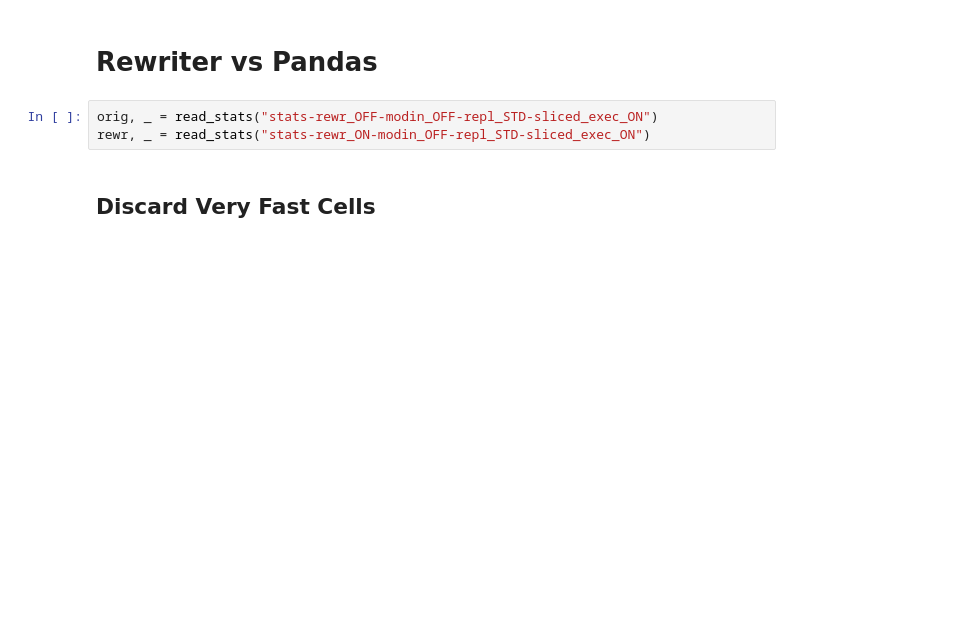
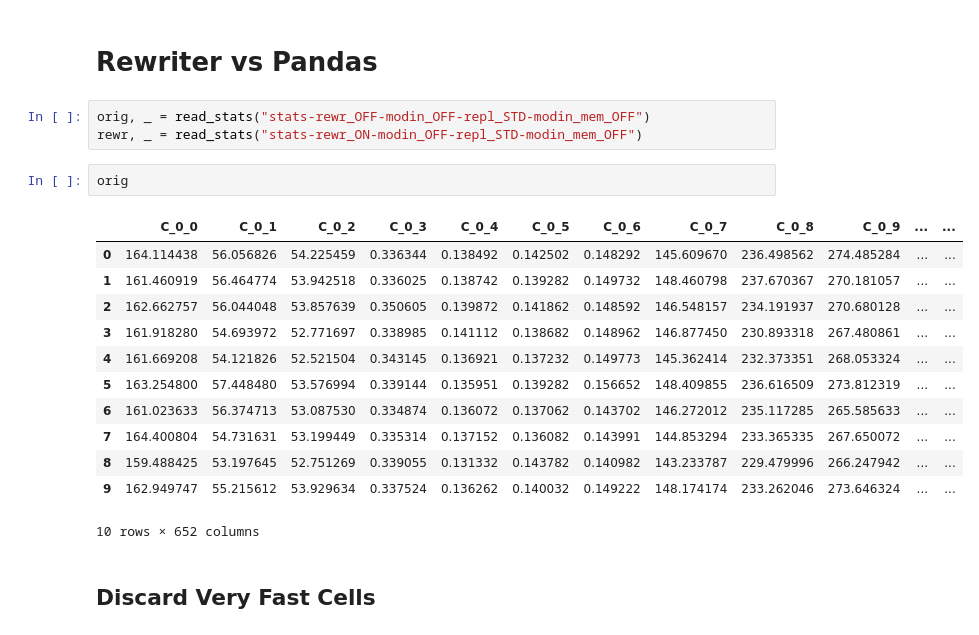
Before and after one commit to ADAPT-uiuc/dias-benchmarks, a Jupyter notebook: stats/stats.ipynb, the cells around one changed output. Drawn from its saved outputs; the diff is of its cells as text; blank space fills up the shorter version.

```diff
--- a/stats/stats.ipynb
+++ b/stats/stats.ipynb
@@ -142,8 +194,23 @@ def find_raw(cell_name):
 # %% [markdown]
 # Rewriter vs Pandas
 # %%
-orig, _ = read_stats("stats-rewr_OFF-modin_OFF-repl_STD-sliced_exec_ON")
-rewr, _ = read_stats("stats-rewr_ON-modin_OFF-repl_STD-sliced_exec_ON")
+orig, _ = read_stats("stats-rewr_OFF-modin_OFF-repl_STD-modin_mem_OFF")
+rewr, _ = read_stats("stats-rewr_ON-modin_OFF-repl_STD-modin_mem_OFF")
+# %%
+orig
+# %% [output]
+|  | C_0_0 | C_0_1 | C_0_2 | C_0_3 | C_0_4 | C_0_5 | C_0_6 | C_0_7 | C_0_8 | C_0_9 | ... | ... |
+| 0 | 164.114438 | 56.056826 | 54.225459 | 0.336344 | 0.138492 | 0.142502 | 0.148292 | 145.609670 | 236.498562 | 274.485284 | ... | ... |
+| 1 | 161.460919 | 56.464774 | 53.942518 | 0.336025 | 0.138742 | 0.139282 | 0.149732 | 148.460798 | 237.670367 | 270.181057 | ... | ... |
+| 2 | 162.662757 | 56.044048 | 53.857639 | 0.350605 | 0.139872 | 0.141862 | 0.148592 | 146.548157 | 234.191937 | 270.680128 | ... | ... |
+| 3 | 161.918280 | 54.693972 | 52.771697 | 0.338985 | 0.141112 | 0.138682 | 0.148962 | 146.877450 | 230.893318 | 267.480861 | ... | ... |
+| 4 | 161.669208 | 54.121826 | 52.521504 | 0.343145 | 0.136921 | 0.137232 | 0.149773 | 145.362414 | 232.373351 | 268.053324 | ... | ... |
+| 5 | 163.254800 | 57.448480 | 53.576994 | 0.339144 | 0.135951 | 0.139282 | 0.156652 | 148.409855 | 236.616509 | 273.812319 | ... | ... |
+| 6 | 161.023633 | 56.374713 | 53.087530 | 0.334874 | 0.136072 | 0.137062 | 0.143702 | 146.272012 | 235.117285 | 265.585633 | ... | ... |
+| 7 | 164.400804 | 54.731631 | 53.199449 | 0.335314 | 0.137152 | 0.136082 | 0.143991 | 144.853294 | 233.365335 | 267.650072 | ... | ... |
+| 8 | 159.488425 | 53.197645 | 52.751269 | 0.339055 | 0.131332 | 0.143782 | 0.140982 | 143.233787 | 229.479996 | 266.247942 | ... | ... |
+| 9 | 162.949747 | 55.215612 | 53.929634 | 0.337524 | 0.136262 | 0.140032 | 0.149222 | 148.174174 | 233.262046 | 273.646324 | ... | ... |
+10 rows × 652 columns
 # %% [markdown]
 ## Discard Very Fast Cells
 # %%
```
Also changed, not shown: parts of 39 cells of this notebook.
